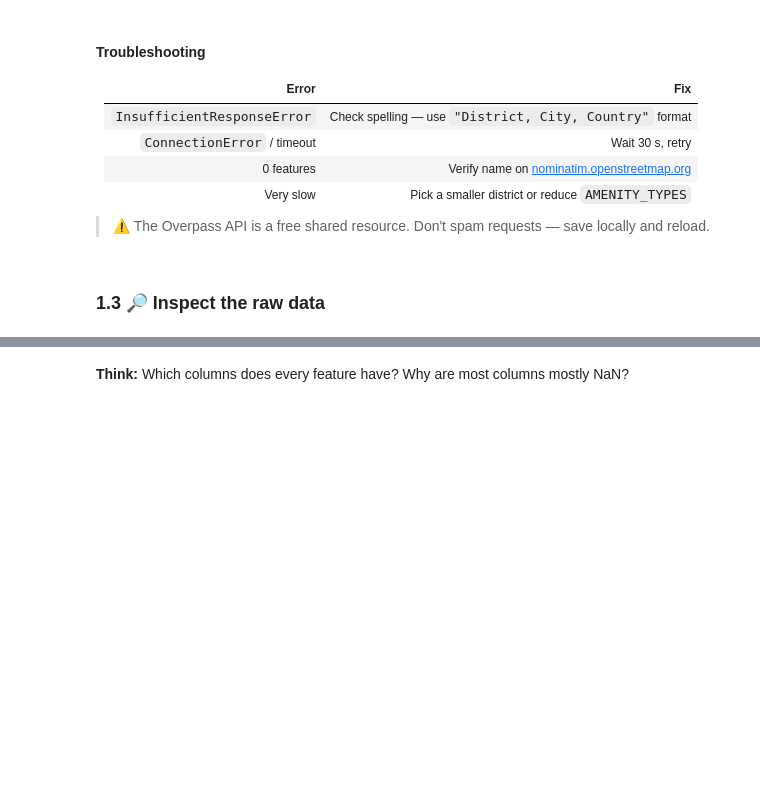
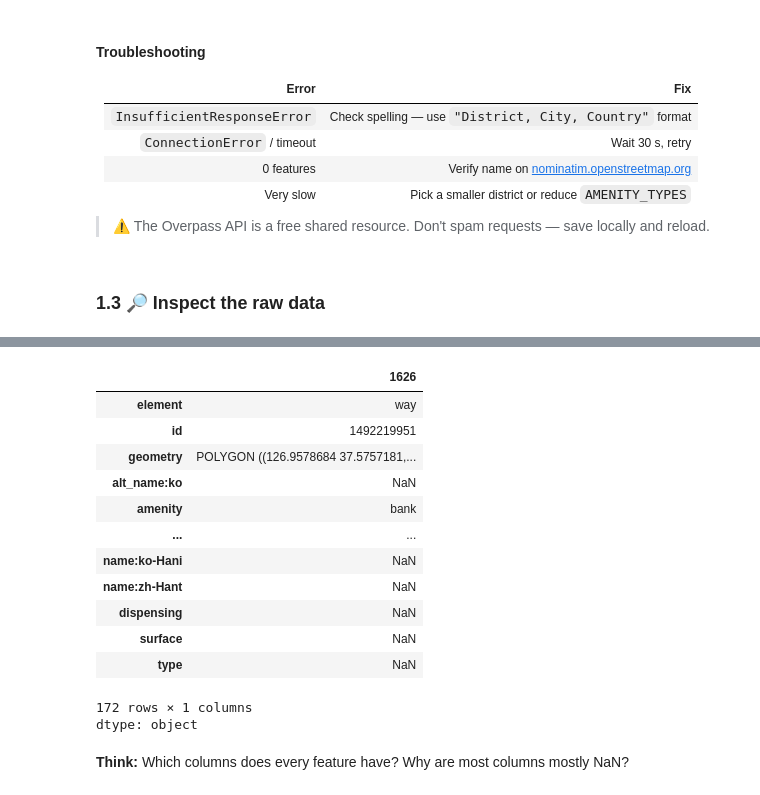
Before and after one commit to modnas-m/edu.eda, a Jupyter notebook: exercises/01_fetch_osm_data.ipynb, the cells around one changed output, grey strips where cells are left out. Drawn from its saved outputs; the diff is of its cells as text; code cells hidden in the pictures; blank space fills up the shorter version.

```diff
--- a/exercises/01_fetch_osm_data.ipynb
+++ b/exercises/01_fetch_osm_data.ipynb
@@ -87,6 +109,23 @@ gdf.iloc[0]
 # TODO: Look at a few more features — are they all structured the same way?
 # Try: gdf.iloc[1], gdf.iloc[-1]
 # What columns are always present? Which ones are mostly NaN?
+# %%
+gdf.iloc[-1]
+# %% [output]
+|  | 1626 |
+| element | way |
+| id | 1492219951 |
+| geometry | POLYGON ((126.9578684 37.5757181,... |
+| alt_name:ko | NaN |
+| amenity | bank |
+| ... | ... |
+| name:ko-Hani | NaN |
+| name:zh-Hant | NaN |
+| dispensing | NaN |
+| surface | NaN |
+| type | NaN |
+172 rows × 1 columns
+dtype: object
 # %% [markdown]
 **Think:** Which columns does every feature have? Why are most columns mostly NaN?
 # %% [markdown]
```
Also changed, not shown: parts of 10 cells of this notebook.
